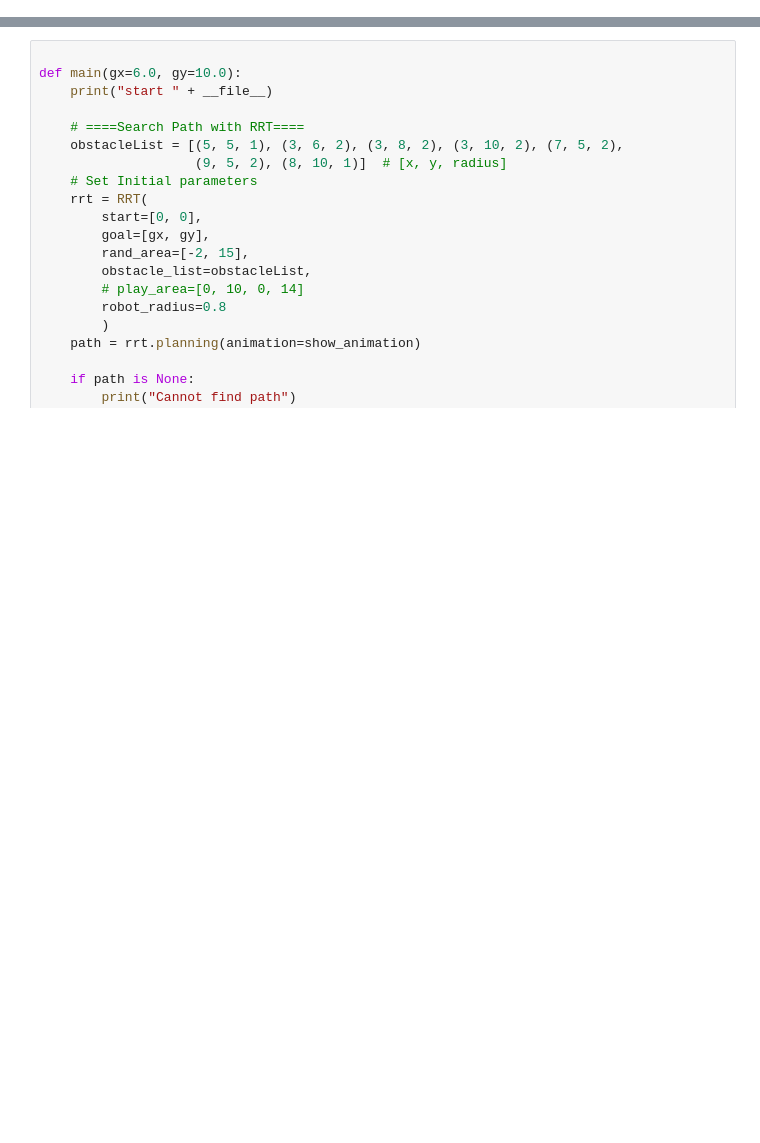
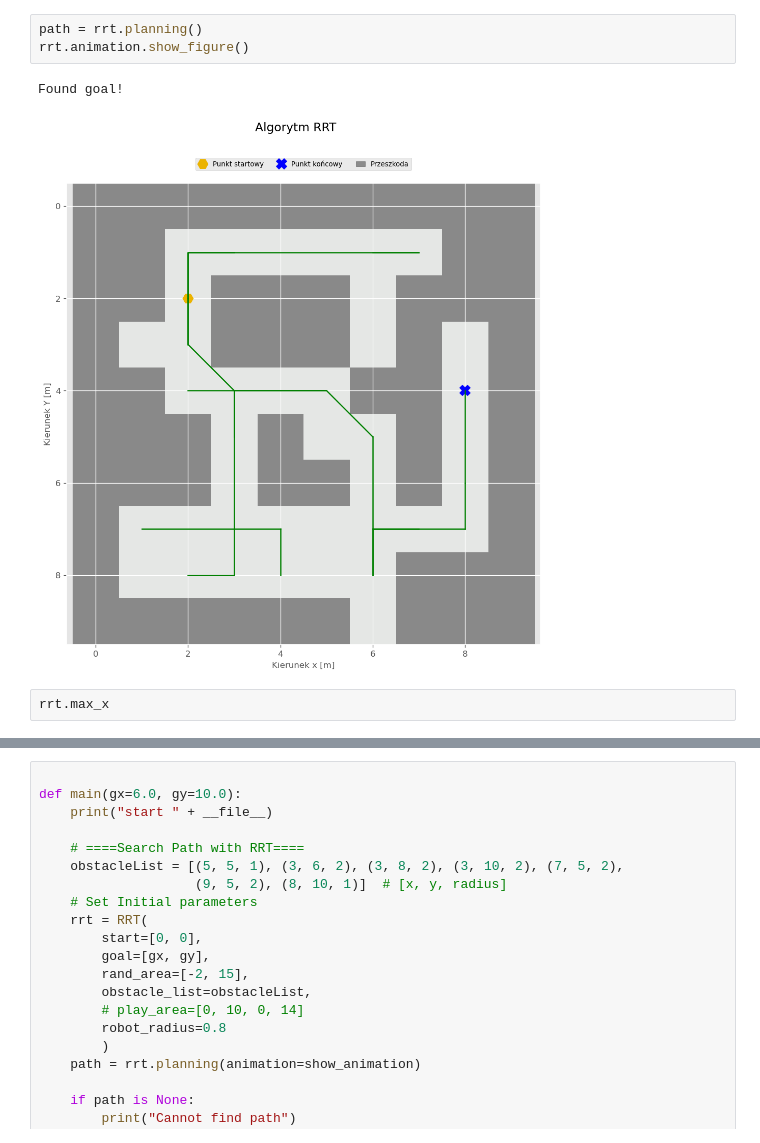
Before and after one commit to kafrankowska/Rover_Path_Planning, a Jupyter notebook: notebooks/RRT.ipynb, the cells around one changed output, grey strips where cells are left out. Cells and saved outputs as stored; diff of their text form; blank space fills up the shorter version.

```diff
--- a/notebooks/RRT.ipynb
+++ b/notebooks/RRT.ipynb
@@ -1,3 +325,11 @@
+# %%
+path = rrt.planning()
+rrt.animation.show_figure()
+# %% [output]
+Found goal!
+[figure, added]
+# %%
+rrt.max_x
 # %%
 import math
 import random
```
Also changed, not shown: parts of 3 cells of this notebook, 2 other files.
